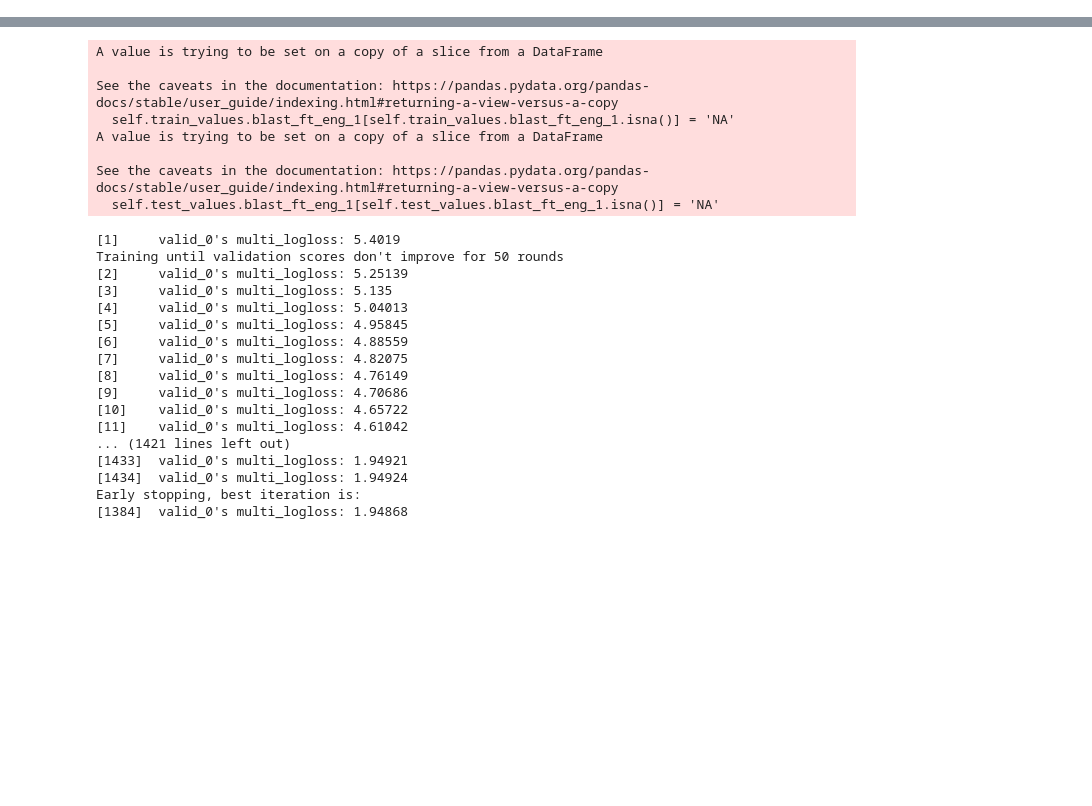
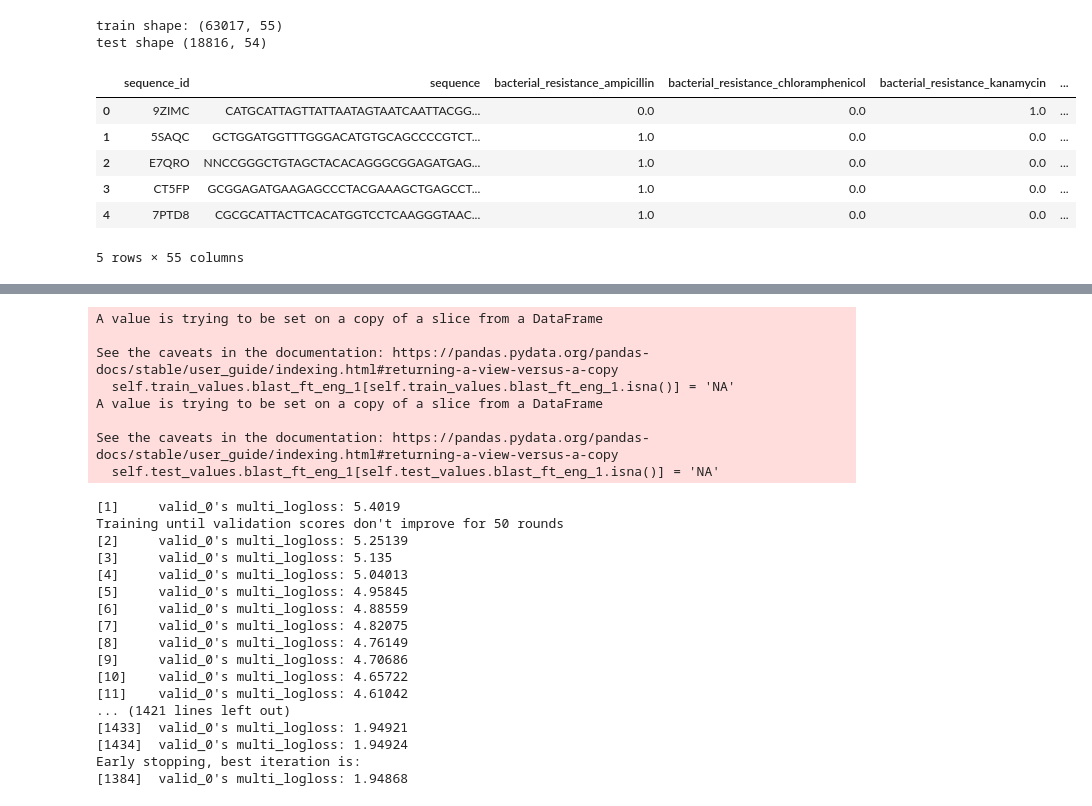
Before and after one commit to NicholasARossi/genetic_attribution_challenge, a Jupyter notebook: Nick_sandbox/Untitled.ipynb, the cells around one changed output, grey strips where cells are left out. Saved outputs shown, nothing was run; the diff lists cells and outputs as text; code cells hidden in the pictures; blank space fills up the shorter version.

```diff
--- a/Nick_sandbox/Untitled.ipynb
+++ b/Nick_sandbox/Untitled.ipynb
@@ -7,0 +15,30 @@ import lightgbm as lgb
+# %%
+original_data = "../data/"
+folder_path = "../data/"
+model_path = "../models/"
+
+df_train = pd.read_csv(folder_path+"train_values_blasted.csv")
+df_train_y = pd.read_csv(original_data+"train_labels.csv")
+
+df_test = pd.read_csv(folder_path+"test_values_blasted.csv")
+
+df_train['sequence_len'] = df_train.sequence.str.len()
+df_test['sequence_len'] = df_test.sequence.str.len()
+
+y = df_train_y.loc[:,[ "sequence_id"]].copy()
+y["label"] = df_train_y.drop(["sequence_id"], axis=1).idxmax(axis=1)
+
+df_train = df_train.merge(y, how="left", on="sequence_id")
+print("train shape:", df_train.shape)
+print("test shape", df_test.shape)
+df_train.head()
+# %% [output]
+train shape: (63017, 55)
+test shape (18816, 54)
+|  | sequence_id | sequence | bacterial_resistance_ampicillin | bacterial_resistance_chloramphenicol | bacterial_resistance_kanamycin | ... |
+| 0 | 9ZIMC | CATGCATTAGTTATTAATAGTAATCAATTACGG... | 0.0 | 0.0 | 1.0 | ... |
+| 1 | 5SAQC | GCTGGATGGTTTGGGACATGTGCAGCCCCGTCT... | 1.0 | 0.0 | 0.0 | ... |
+| 2 | E7QRO | NNCCGGGCTGTAGCTACACAGGGCGGAGATGAG... | 1.0 | 0.0 | 0.0 | ... |
+| 3 | CT5FP | GCGGAGATGAAGAGCCCTACGAAAGCTGAGCCT... | 1.0 | 0.0 | 0.0 | ... |
+| 4 | 7PTD8 | CGCGCATTACTTCACATGGTCCTCAAGGGTAAC... | 1.0 | 0.0 | 0.0 | ... |
+5 rows × 55 columns
```
Also changed, not shown: parts of 10 cells of this notebook, 2 other files.
